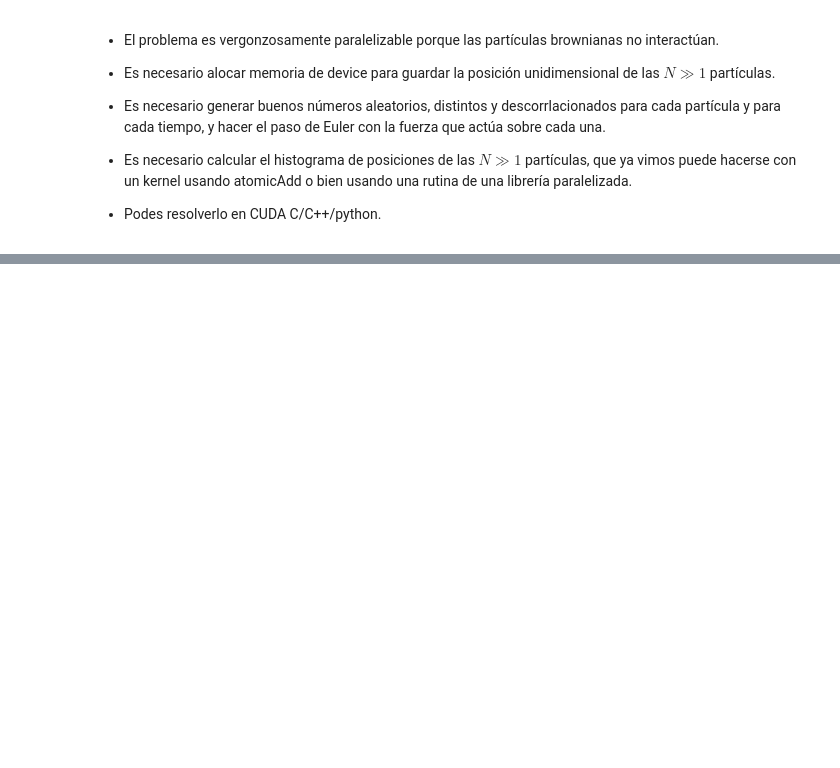
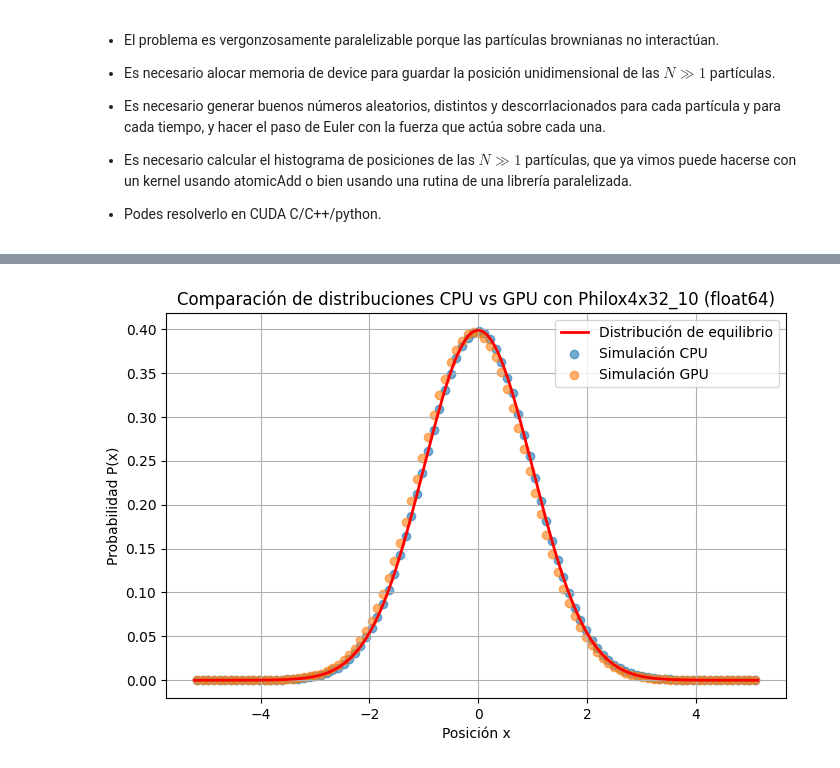
Before and after one commit to fericazatti/CUDA_GPU_INTRODUCTION, a Jupyter notebook: ICNPG_Desafío_Langevin.ipynb, the cells around one changed output, grey strips where cells are left out. Cells and saved outputs as stored; diff of their text form; code cells hidden in the pictures; blank space fills up the shorter version.

```diff
--- a/ICNPG_Desafío_Langevin.ipynb
+++ b/ICNPG_Desafío_Langevin.ipynb
@@ -42,3 +42,100 @@ donde $r_n$ es un número aleatorio con distribución gausiana de media cero y v
 * Es necesario calcular el histograma de posiciones de las $N \gg 1$ partículas, que ya vimos puede hacerse con un kernel usando atomicAdd o bien usando una rutina de una librería paralelizada.
 
 * Podes resolverlo en CUDA C/C++/python.
+# %%
+
+
+import numpy as np
+import cupy as cp
+import matplotlib.pyplot as plt
+import time
+from numpy.random import Generator, Philox
+
+# Parámetros del sistema
+N = 10000000      # Número de partículas
+dt = 0.01         # Paso de tiempo
+T = 1.0           # Temperatura
+kappa = 1.0       # Constante del resorte
+total_time = 10   # Tiempo total de simulación
+num_steps = int(total_time / dt)  # Número de pasos de simulación
+
+# ---- Kernel CUDA con float64 ----
+philox_kernel = cp.RawKernel(r"""
+#include <curand_kernel.h>
+
+extern "C" __global__
+void langevin_philox(double *x, int N, double dt, double kappa, double sqrt2Tdt, unsigned long long seed, int num_steps) {
+    int idx = blockIdx.x * blockDim.x + threadIdx.x;
+    if (idx >= N) return;
+
+    curandStatePhilox4_32_10_t state;
+    curand_init(seed, idx, 0, &state);
+
+    for (int step = 0; step < num_steps; step++) {
+        double noise = curand_normal_double(&state);  // Generar ruido con float64
+        x[idx] = x[idx] - kappa * x[idx] * dt + sqrt2Tdt * noise;
+    }
+}
+""", "langevin_philox")
+
+# ---- GPU: Simulación con float64 ----
+def simulate_gpu(N, num_steps, dt, kappa, T):
+    x = cp.zeros(N, dtype=cp.float64)  # Asegurar float64 en GPU
+    sqrt2Tdt = np.sqrt(2 * T * dt).astype(np.float64)
+    threads_per_block = 256
+    blocks_per_grid = (N + threads_per_block - 1) // threads_per_block
+    seed = int(time.time())
+
+    start_time = time.time()
+    philox_kernel((blocks_per_grid,), (threads_per_block,), (x, N, dt, kappa, sqrt2Tdt, seed, num_steps))
+
+    cp.cuda.Device(0).synchronize()
+    end_time = time.time()
+    return cp.asnumpy(x), end_time - start_time
+
+# ---- CPU: Simulación con float64 ----
+def simulate_cpu(N, num_steps, dt, kappa, T):
+    rng = Generator(Philox())
+    x = np.zeros(N, dtype=np.float64)
+    start_time = time.time()
+
+    for _ in range(num_steps):
+        eta = rng.standard_normal(N)
+        x += -kappa * x * dt + np.sqrt(2 * T * dt) * eta
+
+    end_time = time.time()
+    return x, end_time - start_time
+
+# Ejecutar simulaciones en CPU y GPU
+x_cpu, time_cpu = simulate_cpu(N, num_steps, dt, kappa, T)
+x_gpu, time_gpu = simulate_gpu(N, num_steps, dt, kappa, T)
+
+# Calcular speed-up
+speed_up = time_cpu / time_gpu
+
+# Mostrar resultados
+print(f"Tiempo en CPU: {time_cpu:.4f} s")
+print(f"Tiempo en GPU: {time_gpu:.4f} s")
+print(f"Speed-up (GPU/CPU): {speed_up:.2f}x")
+
+# ---- Histograma de posiciones ----
+plt.figure(figsize=(8,5))
+hist_cpu, bins = np.histogram(x_cpu, bins=100, density=True)
+hist_gpu, _ = np.histogram(x_gpu, bins=100, density=True)
+bin_centers = (bins[:-1] + bins[1:]) / 2
+
+# Distribución teórica
+x_theoretical = np.linspace(min(x_cpu), max(x_cpu), 200)
+P_theoretical = np.exp(-kappa * x_theoretical**2 / (2 * T))
+P_theoretical /= np.trapz(P_theoretical, x_theoretical)
+
+plt.plot(x_theoretical, P_theoretical, 'r-', linewidth=2, label="Distribución de equilibrio")
+plt.scatter(bin_centers, hist_cpu, label="Simulación CPU", alpha=0.6)
+plt.scatter(bin_centers, hist_gpu, label="Simulación GPU", alpha=0.6)
+plt.xlabel("Posición x")
+plt.ylabel("Probabilidad P(x)")
+plt.title("Comparación de distribuciones CPU vs GPU con Philox4x32_10 (float64)")
+plt.legend()
+plt.grid(True)
+plt.show()
+# %% [output]
@@ -44,0 +145 @@ donde $r_n$ es un número aleatorio con distribución gausiana de media cero y v
+[figure, added]
```
Also changed, not shown: parts of 1 cell of this notebook.
